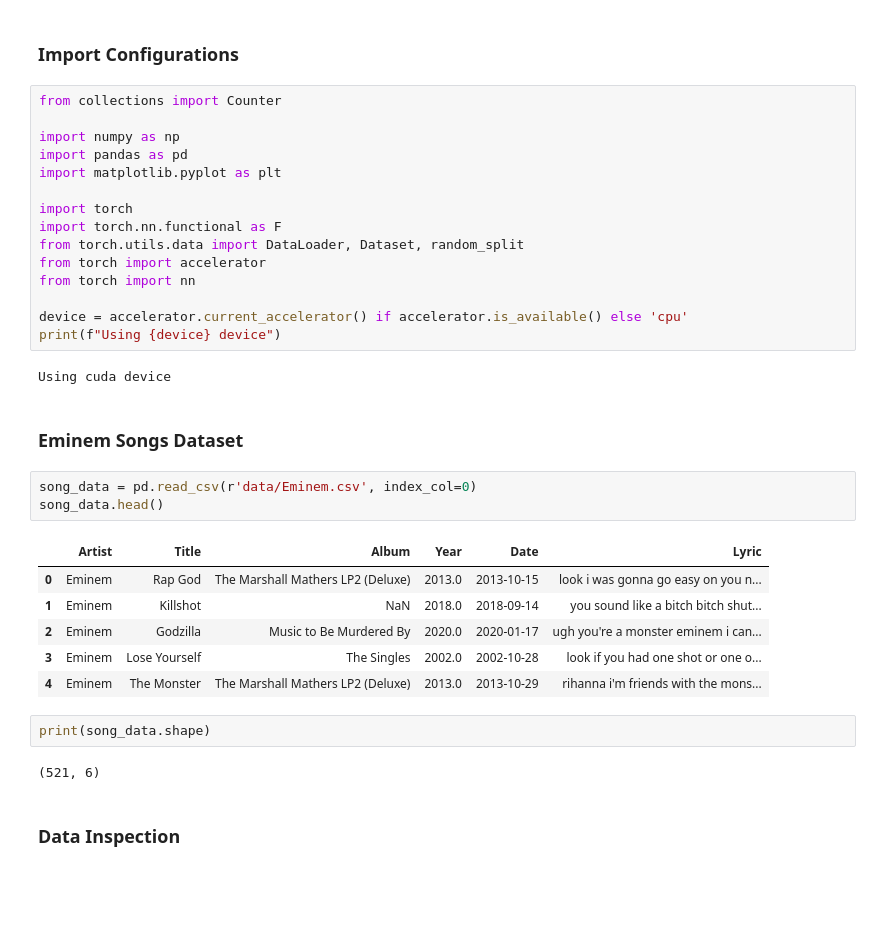
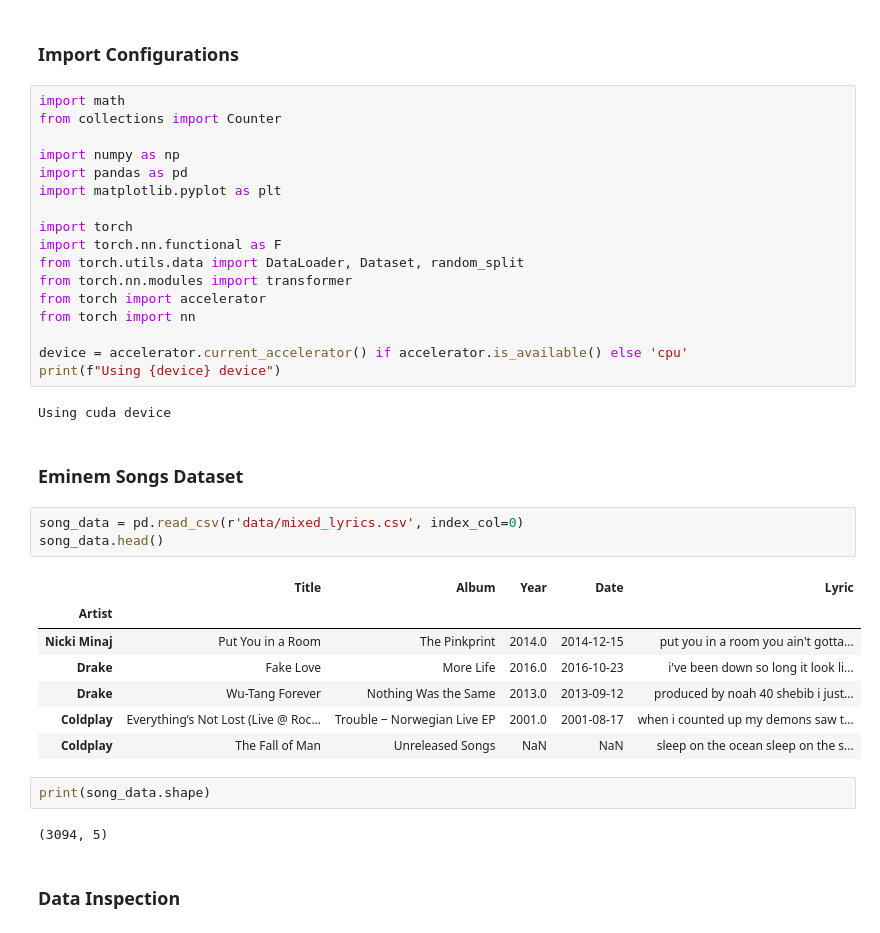
Before and after one commit to Prat-2005/song-lyrics-generator, a Jupyter notebook: notebooks/word_level_lyrics_generator.ipynb, the cells around one changed output. Drawn from its saved outputs; the diff is of its cells as text; blank space fills up the shorter version.

```diff
--- a/notebooks/word_level_lyrics_generator.ipynb
+++ b/notebooks/word_level_lyrics_generator.ipynb
@@ -3,6 +3,7 @@
 # %% [markdown]
 ### Import Configurations
 # %%
+import math
 from collections import Counter
 
 import numpy as np
@@ -12,6 +13,7 @@ import matplotlib.pyplot as plt
 import torch
 import torch.nn.functional as F
 from torch.utils.data import DataLoader, Dataset, random_split
+from torch.nn.modules import transformer
 from torch import accelerator
 from torch import nn
 
@@ -22,19 +24,20 @@ Using cuda device
 # %% [markdown]
 ### Eminem Songs Dataset
 # %%
-song_data = pd.read_csv(r'data/Eminem.csv', index_col=0)
+song_data = pd.read_csv(r'data/mixed_lyrics.csv', index_col=0)
 song_data.head()
 # %% [output]
-|  | Artist | Title | Album | Year | Date | Lyric |
-| 0 | Eminem | Rap God | The Marshall Mathers LP2 (Deluxe) | 2013.0 | 2013-10-15 | look i was gonna go easy on you n... |
-| 1 | Eminem | Killshot | NaN | 2018.0 | 2018-09-14 | you sound like a bitch bitch shut... |
-| 2 | Eminem | Godzilla | Music to Be Murdered By | 2020.0 | 2020-01-17 | ugh you're a monster eminem i can... |
-| 3 | Eminem | Lose Yourself | The Singles | 2002.0 | 2002-10-28 | look if you had one shot or one o... |
-| 4 | Eminem | The Monster | The Marshall Mathers LP2 (Deluxe) | 2013.0 | 2013-10-29 | rihanna i'm friends with the mons... |
+|  | Title | Album | Year | Date | Lyric |
+| Artist |  |  |  |  |  |
+| Nicki Minaj | Put You in a Room | The Pinkprint | 2014.0 | 2014-12-15 | put you in a room you ain't gotta... |
+| Drake | Fake Love | More Life | 2016.0 | 2016-10-23 | i've been down so long it look li... |
+| Drake | Wu-Tang Forever | Nothing Was the Same | 2013.0 | 2013-09-12 | produced by noah 40 shebib i just... |
+| Coldplay | Everything’s Not Lost (Live @ Roc... | Trouble ‒ Norwegian Live EP | 2001.0 | 2001-08-17 | when i counted up my demons saw t... |
+| Coldplay | The Fall of Man | Unreleased Songs | NaN | NaN | sleep on the ocean sleep on the s... |
 # %%
 print(song_data.shape)
 # %% [output]
-(521, 6)
+(3094, 5)
 # %% [markdown]
 ### Data Inspection
 # %%
```
Also changed, not shown: parts of 25 cells of this notebook, 13 other files.
